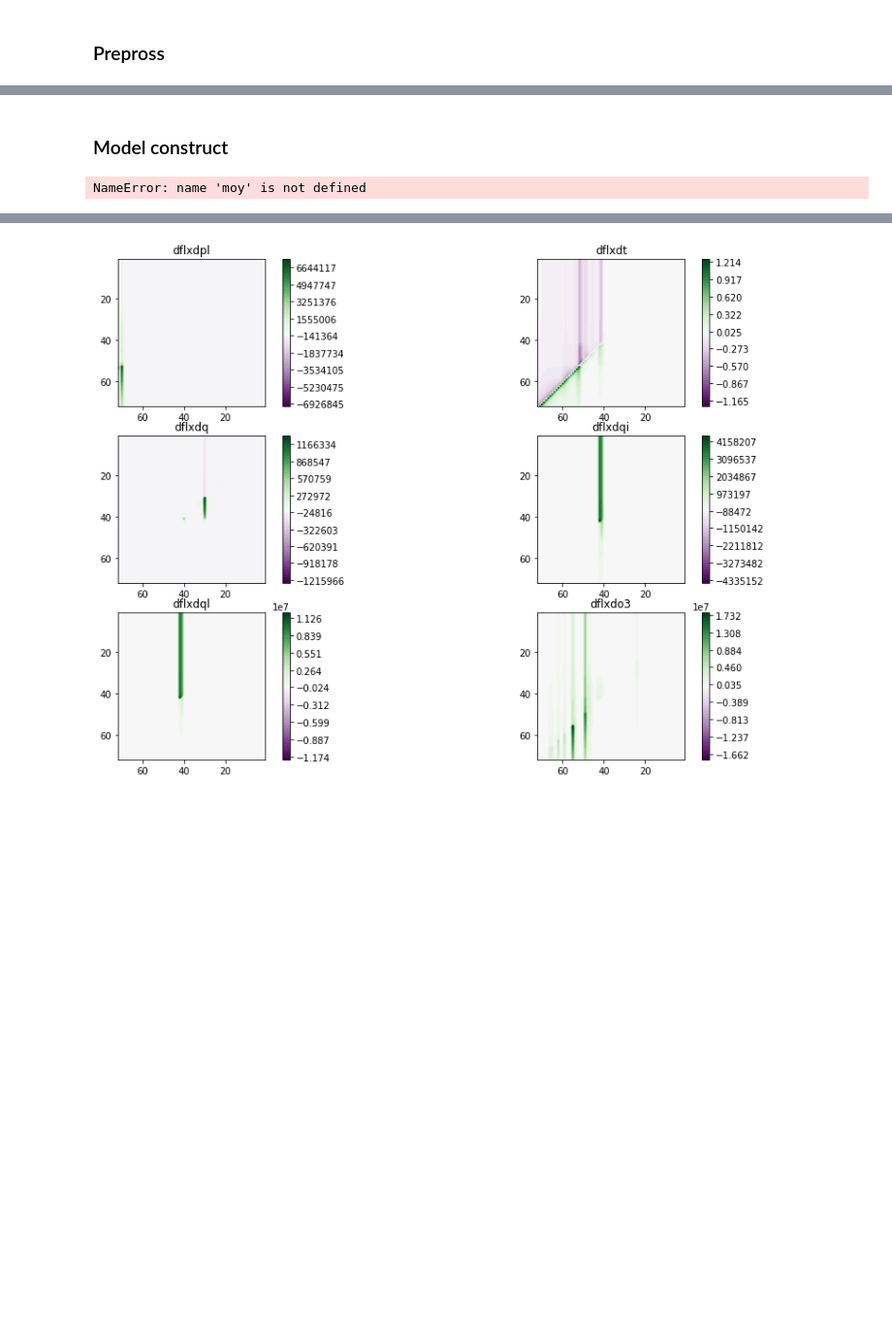
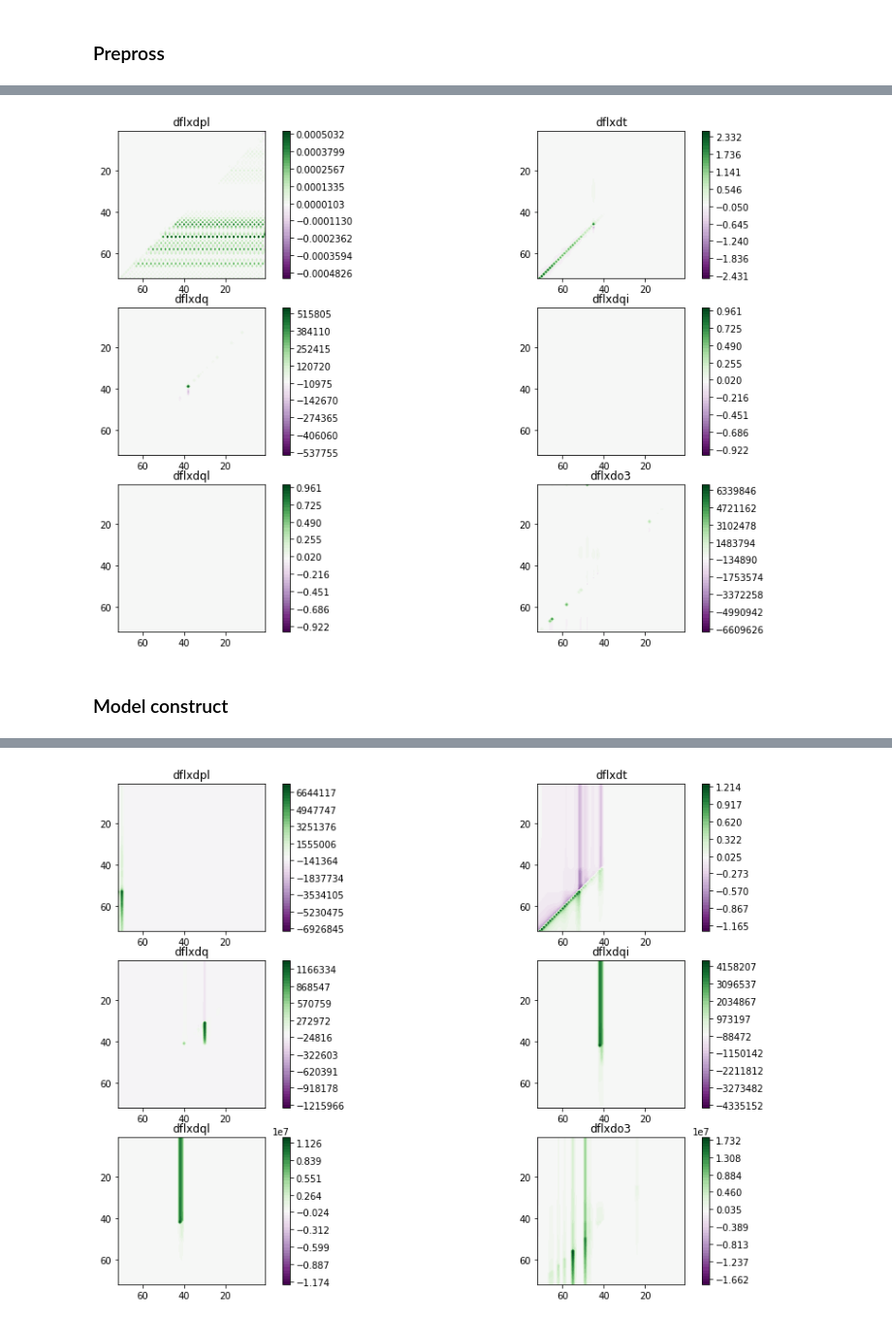
Before and after one commit to VIsh76/FLX_NN_emulation, a Jupyter notebook: Unet-Trainer-2D.ipynb, the cells around one changed output, grey strips where cells are left out. Shown at 97% size. Cells and saved outputs as stored; diff of their text form; code cells hidden in the pictures; blank space fills up the shorter version.

```diff
--- a/Unet-Trainer-2D.ipynb
+++ b/Unet-Trainer-2D.ipynb
@@ -96,5 +81,5 @@ IndexError: index 6 is out of bounds for axis 1 with size 6
 # %%
-from utils import F_and_plots , Sep_Var_show
-
-F=F_and_plots(shape=(3,2))
-Sep_Var_show(F, y[0], header_y, False)
+F= F_and_plots((3,2))
+Sep_Var_show(F, y[3], header_y, False)
+# %% [output]
+[figure, added]
@@ -204,23 +187,3 @@ if not AE:
 else:
 #    M.add(M_up)
     M.add(M_unet)
-# %%
-import tensorflow as tf
-def JacLossCM(ytrue, ypred, coef=moy):
-    coef = tf.cast(coef, tf.float32)
-    ytrue = tf.cast(ytrue, tf.float32)
-    ypred = tf.cast(ypred, tf.float32)
-    l = mean_squared_error(10.*K.cumsum(ytrue[:,0]/coef[0], axis=-2),
-                           10.*K.cumsum(ypred[:,0], axis=-1))
-    for i in range(1,6):
-        l+=mean_squared_error(10.*K.cumsum(ytrue[:,i]/coef[i], axis=-2),
-                              10.*K.cumsum(ypred[:,i]/coef[i], axis=-2))
-    return l
-
-
-y000=M.predict(x)
-x0=K.get_value(JacLossCM(y,y000))
-x0.shape
-#M.summary()
-# %% [output]
-NameError: name 'moy' is not defined
```
Also changed, not shown: parts of 18 cells of this notebook.
